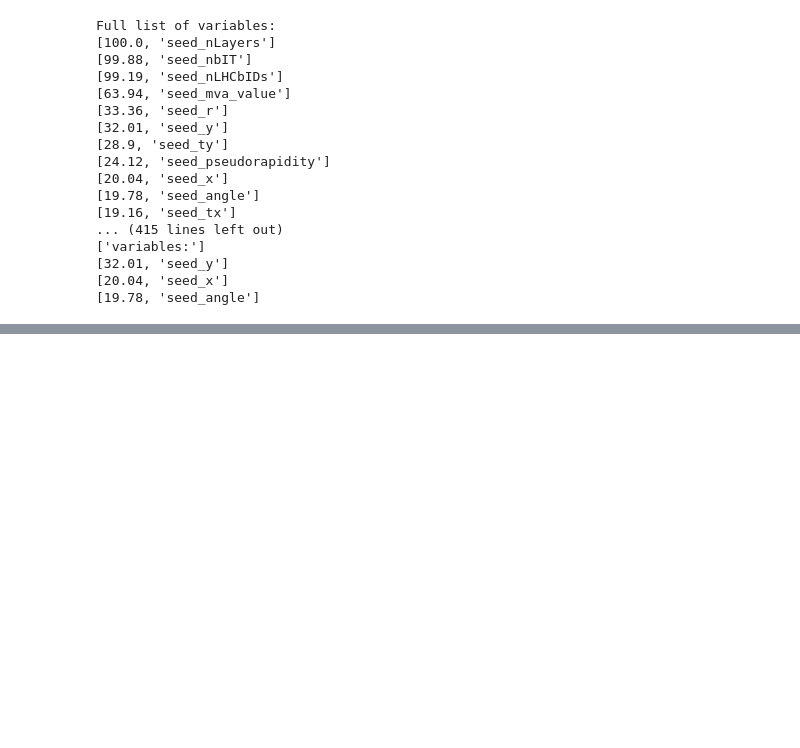
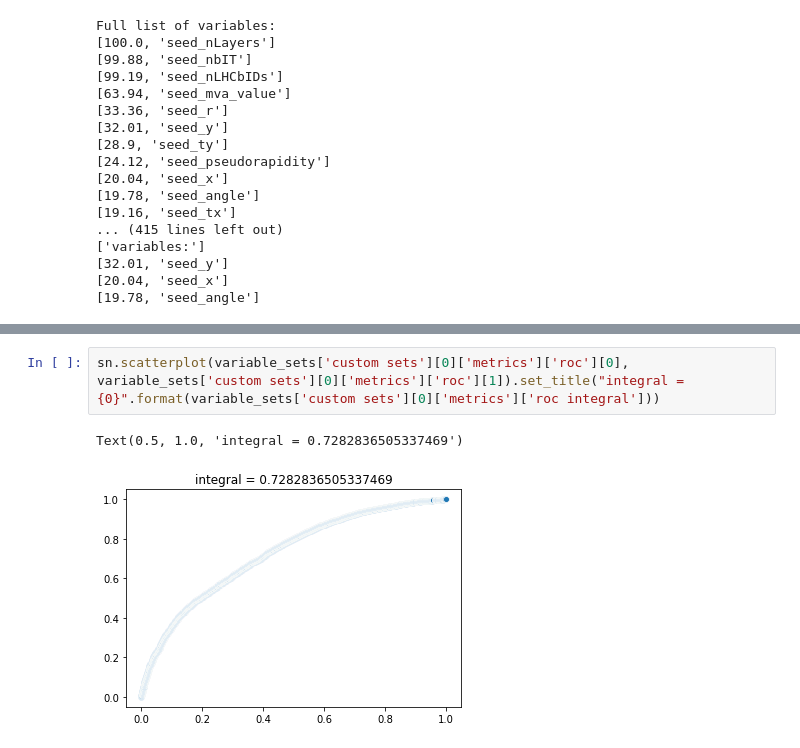
Before and after one commit to mgoncerz/SeparationPowerTool, a Jupyter notebook: modulesTest.ipynb, the cells around one changed output, grey strips where cells are left out. Cells and saved outputs as stored; diff of their text form; blank space fills up the shorter version.

```diff
--- a/modulesTest.ipynb
+++ b/modulesTest.ipynb
@@ -105,0 +133,5 @@ seed_nLHCbIDs  seed_nbIT  seed_nLayers       seed_x      seed_y  \
+# %%
+sn.scatterplot(variable_sets['custom sets'][0]['metrics']['roc'][0], variable_sets['custom sets'][0]['metrics']['roc'][1]).set_title("integral = {0}".format(variable_sets['custom sets'][0]['metrics']['roc integral']))
+# %% [output]
+Text(0.5, 1.0, 'integral = 0.7282836505337469')
+[figure, added]
```
Also changed, not shown: parts of 8 cells of this notebook, 1 other file.
